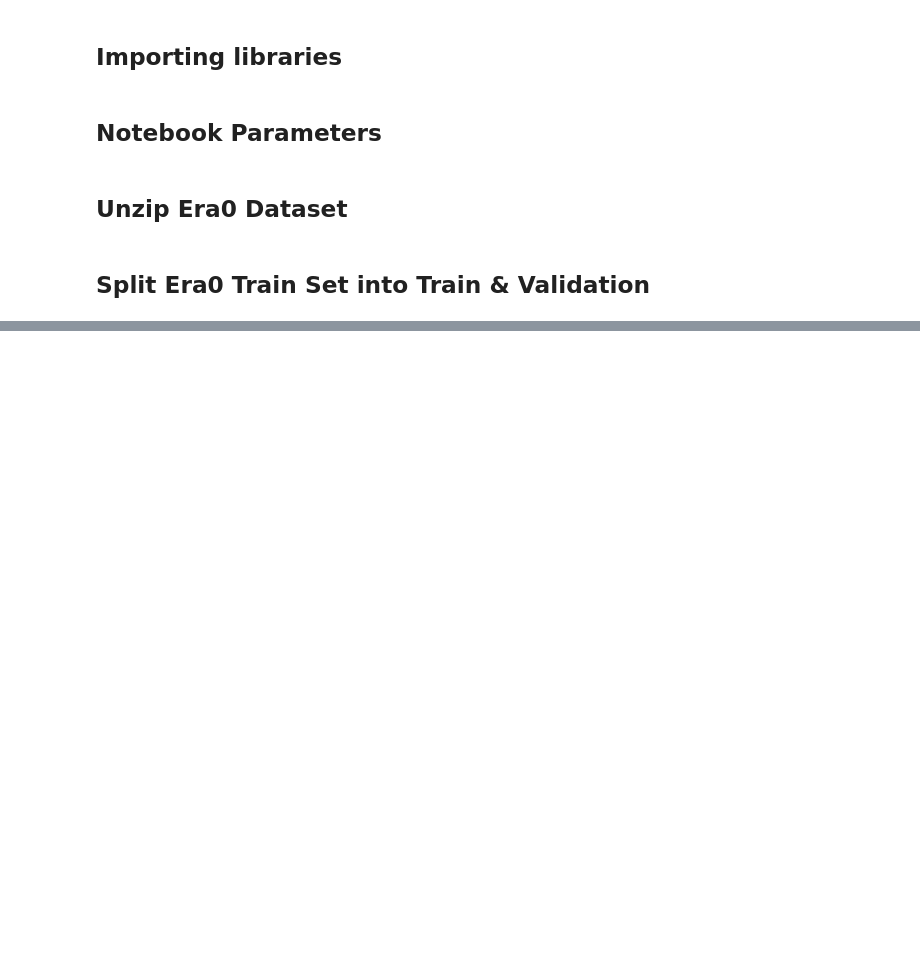
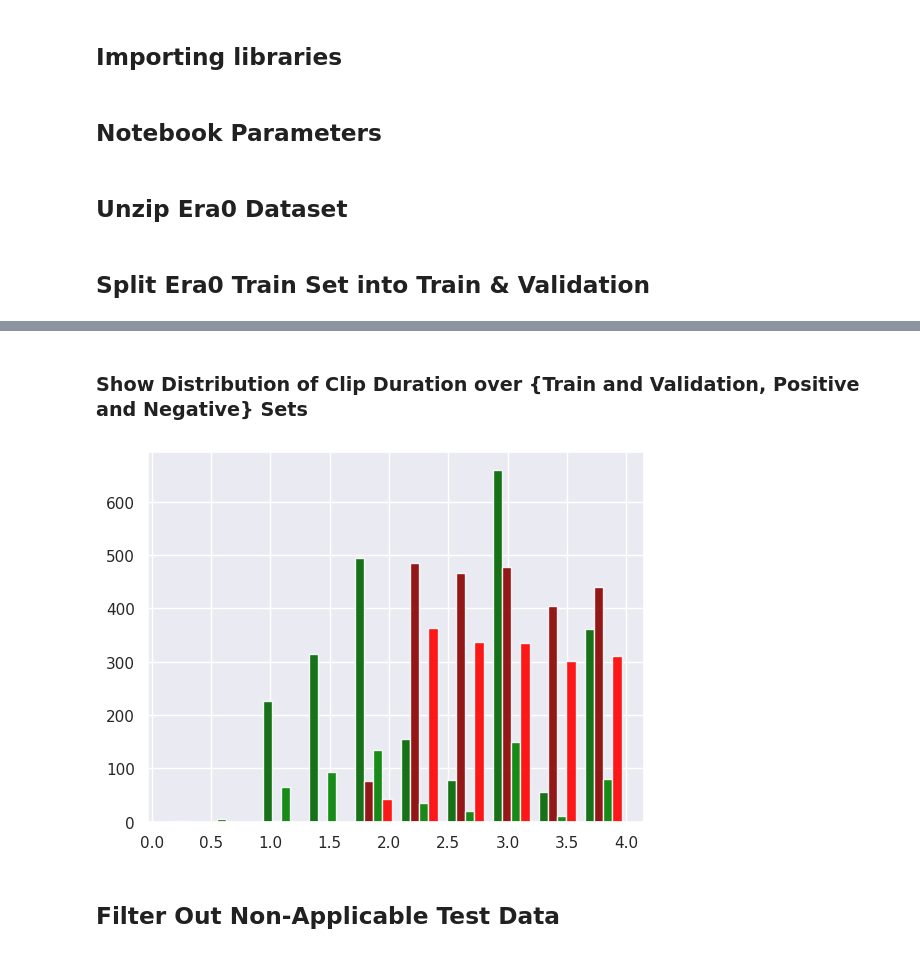
Before and after one commit to orcasound/orca-ml, a Jupyter notebook: notebooks/1a_GenerateDataEra0.ipynb, the cells around one changed output, grey strips where cells are left out. Cells and saved outputs as stored; diff of their text form; code cells hidden in the pictures; blank space fills up the shorter version.

```diff
--- a/notebooks/1a_GenerateDataEra0.ipynb
+++ b/notebooks/1a_GenerateDataEra0.ipynb
@@ -82,0 +203,18 @@ Path(ERA0_DATA_FOLDER / 'val').mkdir(parents=True, exist_ok=True)
+# %% [markdown]
+### Show Distribution of Clip Duration over {Train and Validation, Positive and Negative} Sets
+# %%
+pos_trn_durations = [x['duration'] for x in pos_trn_metadata.values()]
+neg_trn_durations = [x['duration'] for x in neg_trn_metadata.values()]
+pos_val_durations = [x['duration'] for x in pos_val_metadata.values()]
+neg_val_durations = [x['duration'] for x in neg_val_metadata.values()]
+
+sns.set_theme()
+plot = plt.hist(
+    [pos_trn_durations, neg_trn_durations, pos_val_durations, neg_val_durations],
+    color=['darkgreen','darkred', 'green', 'red'],
+    alpha=0.9
+)
+# %% [output]
+[figure, added]
+# %% [markdown]
+## Filter Out Non-Applicable Test Data
```
Also changed, not shown: parts of 12 cells of this notebook.
